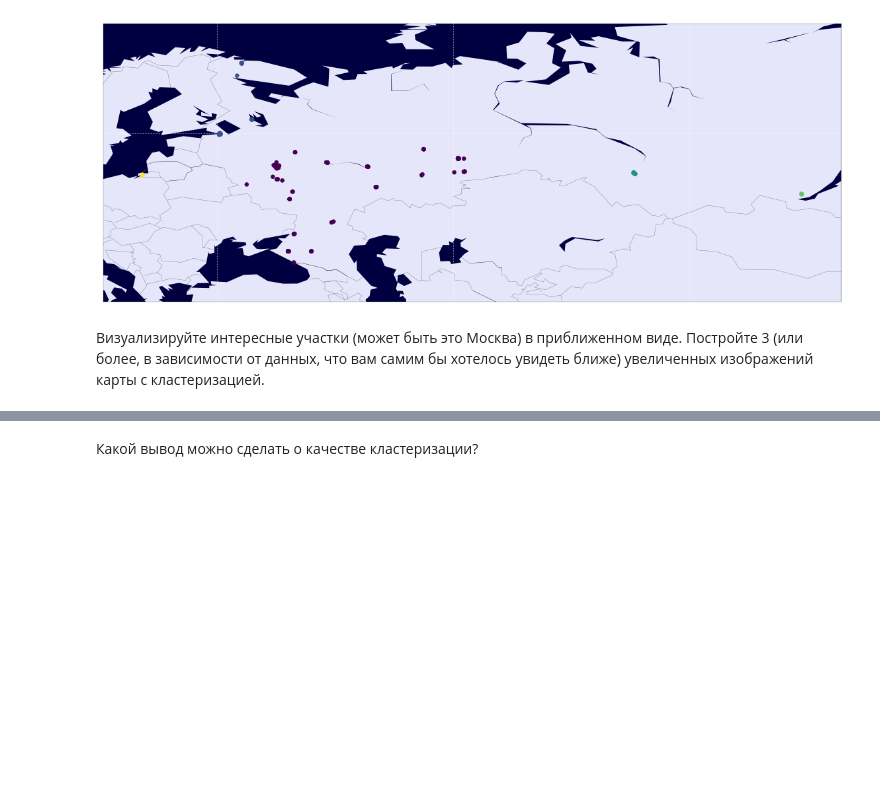
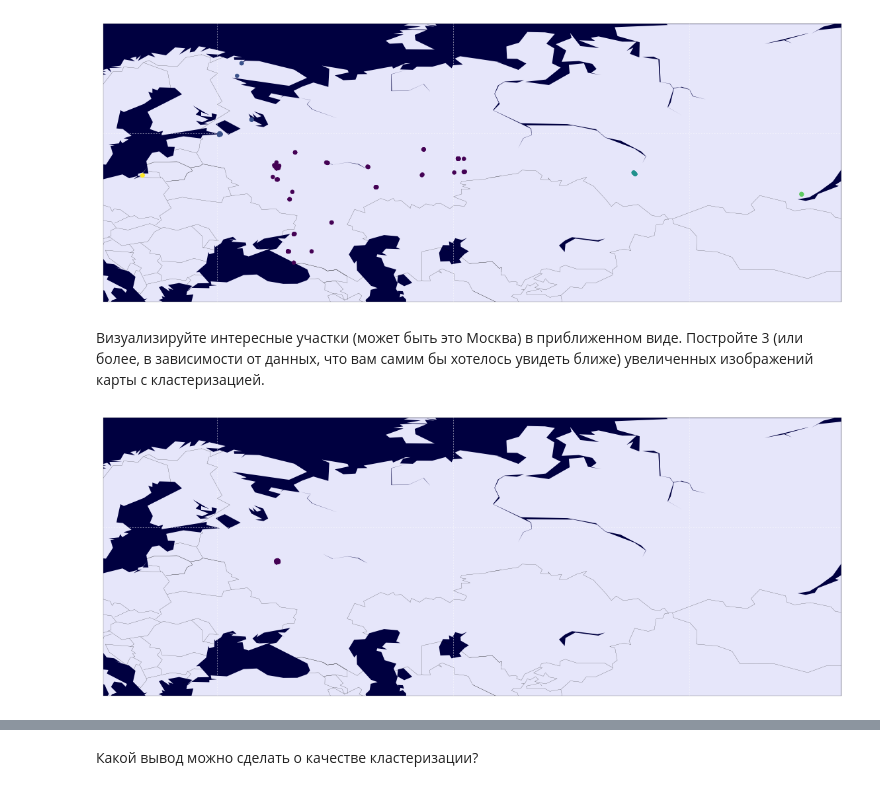
Before and after one commit to pansershrek/Datamining2, a Jupyter notebook: hw2_Skiba.ipynb, the cells around one changed output, grey strips where cells are left out. Drawn from its saved outputs; the diff is of its cells as text; code cells hidden in the pictures; blank space fills up the shorter version.

```diff
--- a/hw2_Skiba.ipynb
+++ b/hw2_Skiba.ipynb
@@ -419,7 +425,6 @@ pl.show()
 Далее необходимо кластеризовать данные, используя выбранное количество кластеров, и визуализировать результат с помощью T-SNE. Внимание! На полном объеме данных данный алгоритм может работать существенное время.
 # %%
 k = 5
-X = x[:400]
 cls = Clustering()
+X = x[:200] #Больше мой компьютер не тянет, т.к. алгоритм имеет большую сложность
 y = cls.fit_predict(X,y,'single',k)
-y
@@ -452,0 +452,20 @@ pl.show()
+# %%
+mos_min_lat, mos_max_lat = 55.564141, 55.908930
+mos_min_lon, mos_max_lon = 37.344362, 37.879945
+y1 = y[(X[:,0]<=mos_max_lat)&(X[:,0]>=mos_min_lat) &(X[:,1]>=mos_min_lon) & (X[:,1]<=mos_max_lon)]
+X1 = X[(X[:,0]<=mos_max_lat)&(X[:,0]>=mos_min_lat) &(X[:,1]>=mos_min_lon) & (X[:,1]<=mos_max_lon)]
+pl.figure(figsize=(20,12))
+m = bm.Basemap(projection='cyl', llcrnrlat=min(X[:, 0]) - 5, urcrnrlat=max(X[:, 0]) + 5, llcrnrlon=min(X[:, 1]) - 5, urcrnrlon=max(X[:, 1]) + 5, resolution='c')
+
+m.drawcountries(linewidth=0.2)
+m.fillcontinents(color='lavender', lake_color='#000040')
+m.drawmapboundary(linewidth=0.2, fill_color='#000040')
+m.drawparallels(np.arange(-90,90,30),labels=[0,0,0,0], color='white', linewidth=0.5)
+m.drawmeridians(np.arange(0,360,30),labels=[0,0,0,0], color='white', linewidth=0.5)
+
+m.scatter(X1[:, 1], X1[:,0], c=y1, zorder=10)
+
+pl.show()
+#Визуализация Москвы
+# %% [output]
+[figure, added]
```
Also changed, not shown: parts of 9 cells of this notebook.
